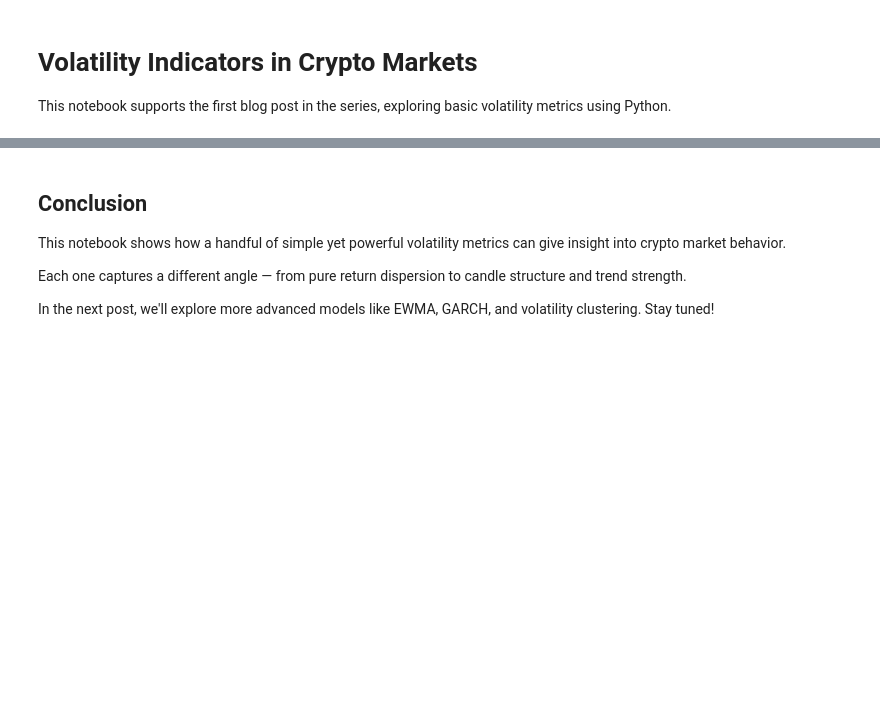
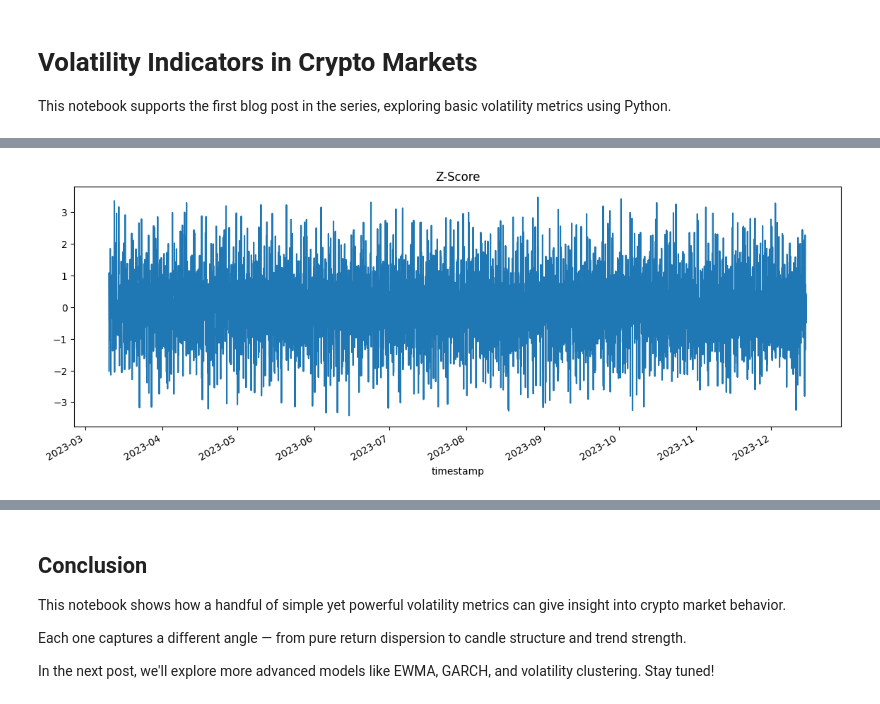
Before and after one commit to aguumg/Volatility-Calculators, a Jupyter notebook: notebooks/01_intro_volatility_metrics.ipynb, the cells around one changed output, grey strips where cells are left out. Saved outputs shown, nothing was run; the diff lists cells and outputs as text; code cells hidden in the pictures; blank space fills up the shorter version.

Commit message:
updated jupyter + data

```diff
--- a/notebooks/01_intro_volatility_metrics.ipynb
+++ b/notebooks/01_intro_volatility_metrics.ipynb
@@ -20,34 +20,34 @@ from lib.volatility_metrics import (
 )
 # %%
 # Load your dataset here (sample path)
-df = pd.read_csv("data/BTCBUSD-1h-data.csv", parse_dates=["Date"])
-df.set_index("Date", inplace=True)
-df = df[["Open", "High", "Low", "Close"]]
+df = pd.read_csv("../data/BTCBUSD-1h-data.csv", parse_dates=["timestamp"])
+df.set_index("timestamp", inplace=True)
+df = df[["open", "high", "low", "close"]]
 # %%
 window = 14
 
 # Log returns
-df["LogReturns"] = compute_log_returns(df["Close"])
+df["LogReturns"] = compute_log_returns(df["close"])
 
 # Rolling stats
 df["RollingMean"] = compute_rolling_mean(df["LogReturns"], window)
 df["RollingStd"] = compute_rolling_std(df["LogReturns"], window)
-df["ZScore"] = compute_z_score(df["LogReturns"], df["RollingMean"], df["RollingStd"])
+df["ZScore"] = compute_z_score(df["LogReturns"], window)
 
 # Normalized candle height
-df["NormCandleHeight"] = normalized_candle_height(df["High"], df["Low"], df["Close"])
+df["NormCandleHeight"] = normalized_candle_height(df["high"], df["low"], df["close"])
 
 # Range over price (trend-aware)
-df["RangeOverPrice"] = range_over_price(df["High"], df["Low"], df["Close"], window)
+df["RangeOverPrice"] = range_over_price(df["high"], df["low"], df["close"], window)
 
 # Rate of change
-df["ROC"] = rate_of_change(df["Close"], window)
+df["ROC"] = rate_of_change(df["close"], window)
 
 # ATR
-df["ATR"] = average_true_range(df["High"], df["Low"], df["Close"], window)
+df["ATR"] = average_true_range(df["high"], df["low"], df["close"], window)
 
 # Efficiency ratio
-df["EfficiencyRatio"] = efficiency_ratio(df["Close"], window)
+df["EfficiencyRatio"] = efficiency_ratio(df["close"], window)
 # %%
 plt.figure(figsize=(14,6))
 df["LogReturns"].plot(label="Log Returns", alpha=0.6)
@@ -58,3 +60,8 @@ plt.show()
+# %%
+df["ZScore"].plot(figsize=(14,5), title="Z-Score")
+plt.show()
+# %% [output]
+[figure, added]
 # %%
 df["NormCandleHeight"].plot(figsize=(14,5), title="Normalized Candle Height")
 plt.show()
```
Also changed, not shown: parts of 6 cells of this notebook, 3 other files.
